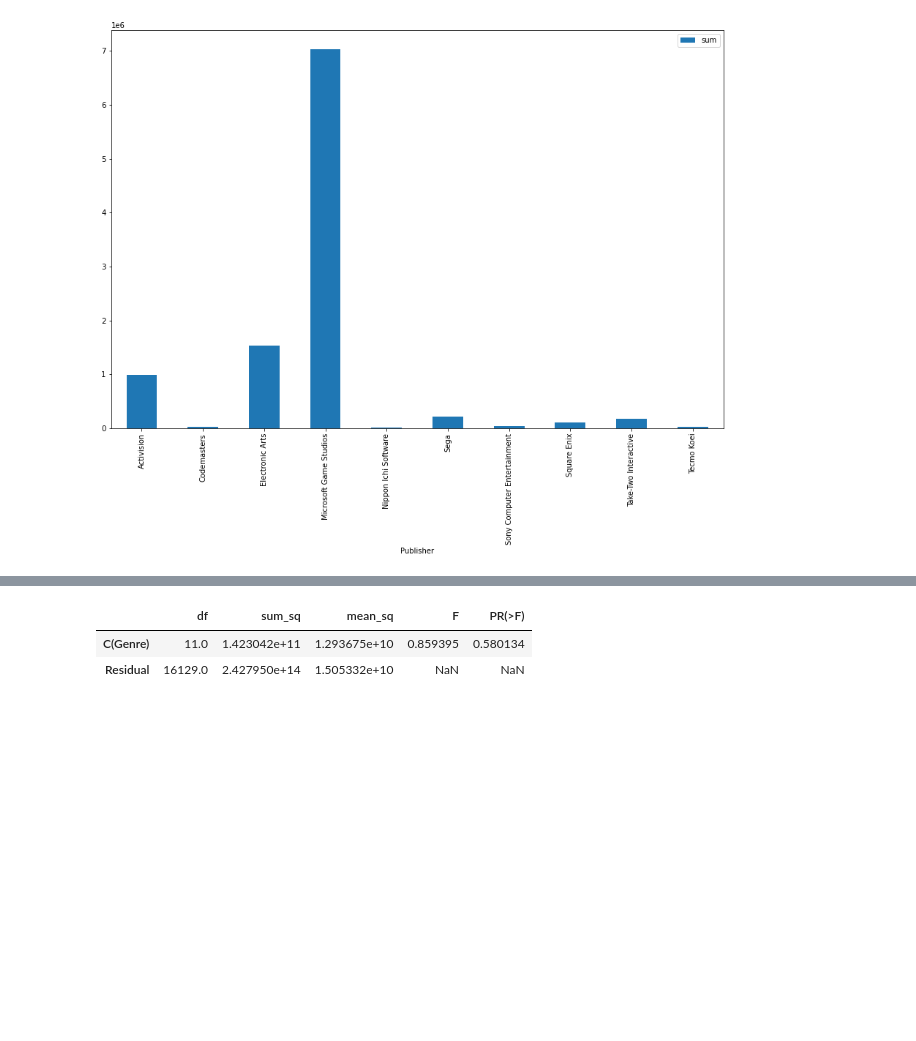
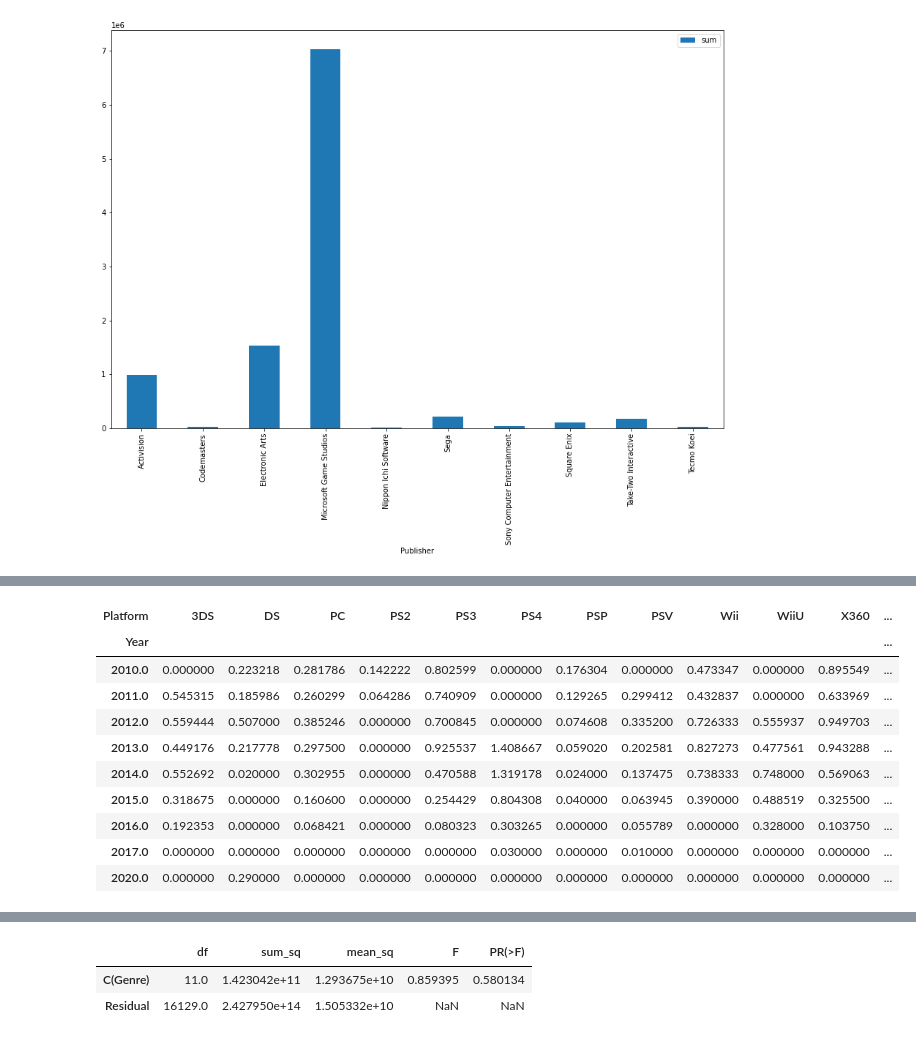
Before and after one commit to nojihun/save, a Jupyter notebook: AI_05_노지훈_section1.ipynb, the cells around one changed output, grey strips where cells are left out. Cells and saved outputs as stored; diff of their text form; code cells hidden in the pictures; blank space fills up the shorter version.

```diff
--- a/AI_05_노지훈_section1.ipynb
+++ b/AI_05_노지훈_section1.ipynb
@@ -584,0 +630,21 @@ plt.show()
+# %%
+df6= pd.DataFrame(df_n.groupby(['Year','Platform'])[['NA_Sales','EU_Sales', 'JP_Sales', 'Other_Sales']].mean())
+df6["sum"] = df6[['NA_Sales','EU_Sales', 'JP_Sales', 'Other_Sales']].sum(axis = 1)
+df6 = pd.DataFrame(df6['sum'])
+df6 = df6.reset_index()
+df6 = df6.pivot_table(index = 'Year', columns = 'Platform', values = 'sum')
+df6= df6.fillna(0)
+header = list(df6.columns.values)
+df6
+# %% [output]
+| Platform | 3DS | DS | PC | PS2 | PS3 | PS4 | PSP | PSV | Wii | WiiU | X360 | ... |
+| Year |  |  |  |  |  |  |  |  |  |  |  | ... |
+| 2010.0 | 0.000000 | 0.223218 | 0.281786 | 0.142222 | 0.802599 | 0.000000 | 0.176304 | 0.000000 | 0.473347 | 0.000000 | 0.895549 | ... |
+| 2011.0 | 0.545315 | 0.185986 | 0.260299 | 0.064286 | 0.740909 | 0.000000 | 0.129265 | 0.299412 | 0.432837 | 0.000000 | 0.633969 | ... |
+| 2012.0 | 0.559444 | 0.507000 | 0.385246 | 0.000000 | 0.700845 | 0.000000 | 0.074608 | 0.335200 | 0.726333 | 0.555937 | 0.949703 | ... |
+| 2013.0 | 0.449176 | 0.217778 | 0.297500 | 0.000000 | 0.925537 | 1.408667 | 0.059020 | 0.202581 | 0.827273 | 0.477561 | 0.943288 | ... |
+| 2014.0 | 0.552692 | 0.020000 | 0.302955 | 0.000000 | 0.470588 | 1.319178 | 0.024000 | 0.137475 | 0.738333 | 0.748000 | 0.569063 | ... |
+| 2015.0 | 0.318675 | 0.000000 | 0.160600 | 0.000000 | 0.254429 | 0.804308 | 0.040000 | 0.063945 | 0.390000 | 0.488519 | 0.325500 | ... |
+| 2016.0 | 0.192353 | 0.000000 | 0.068421 | 0.000000 | 0.080323 | 0.303265 | 0.000000 | 0.055789 | 0.000000 | 0.328000 | 0.103750 | ... |
+| 2017.0 | 0.000000 | 0.000000 | 0.000000 | 0.000000 | 0.000000 | 0.030000 | 0.000000 | 0.010000 | 0.000000 | 0.000000 | 0.000000 | ... |
+| 2020.0 | 0.000000 | 0.290000 | 0.000000 | 0.000000 | 0.000000 | 0.000000 | 0.000000 | 0.000000 | 0.000000 | 0.000000 | 0.000000 | ... |
```
Also changed, not shown: parts of 21 cells of this notebook.
